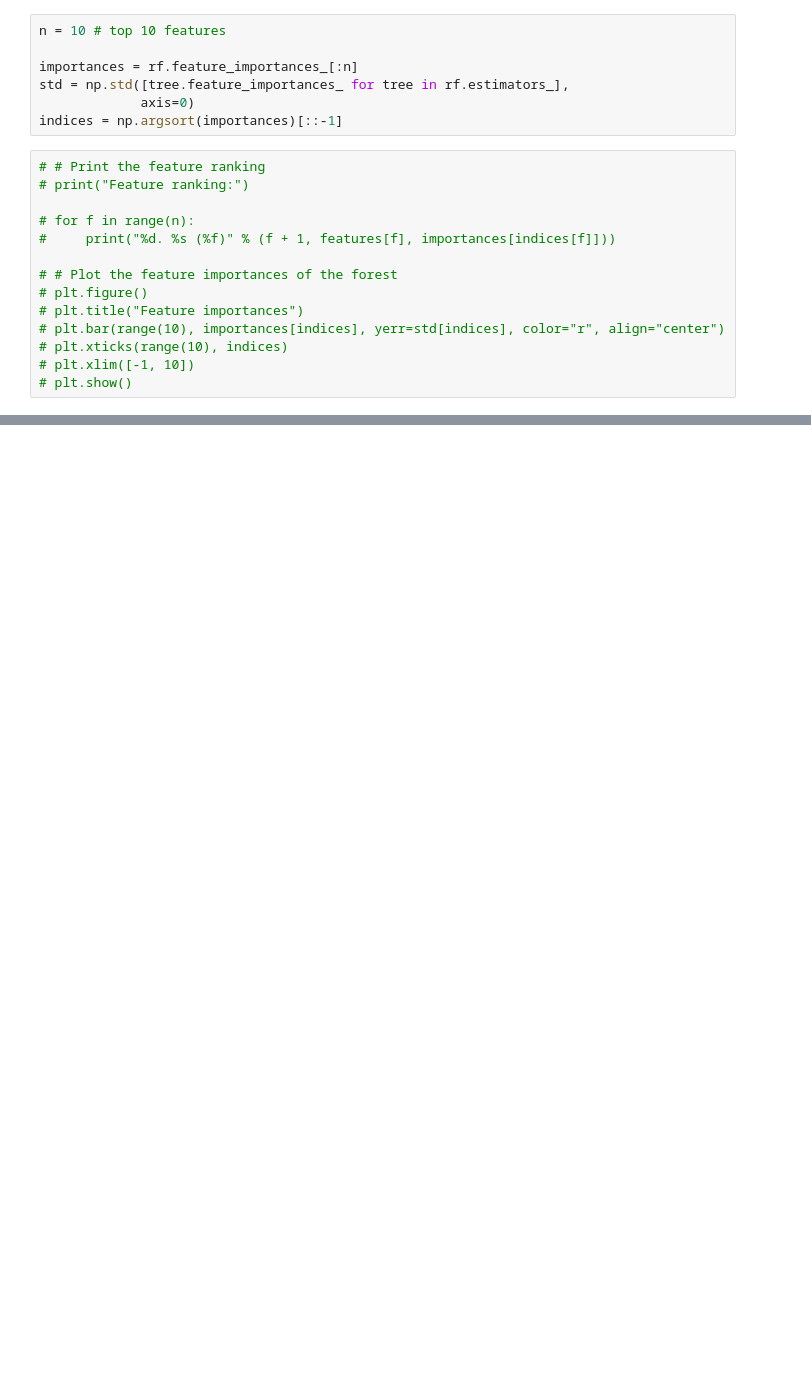
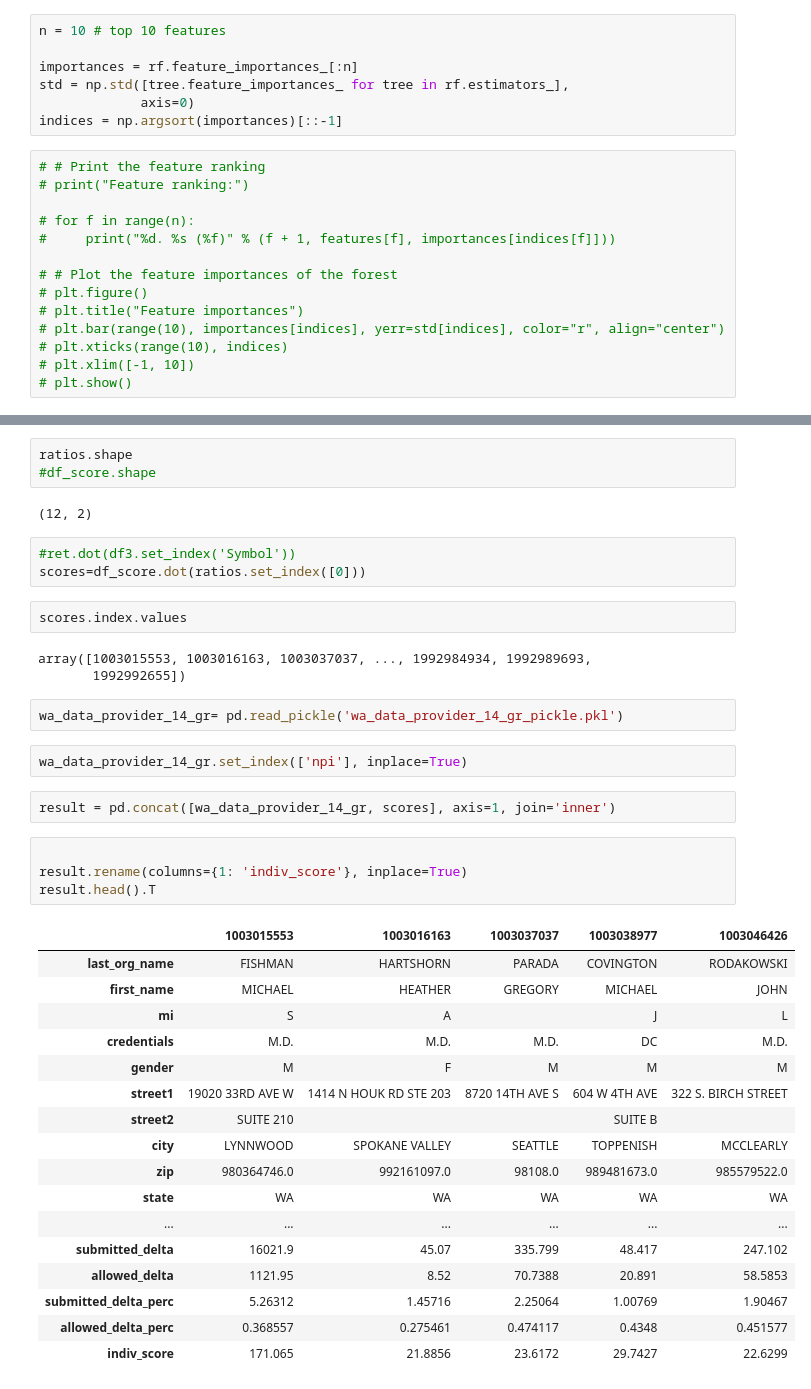
Before and after one commit to aurel1212/Capstone-TBD, a Jupyter notebook: model_testing.ipynb, the cells around one changed output, grey strips where cells are left out. Drawn from its saved outputs; the diff is of its cells as text; blank space fills up the shorter version.

```diff
--- a/model_testing.ipynb
+++ b/model_testing.ipynb
@@ -219,0 +293,41 @@ print "    Naive Bayes:", get_scores(MultinomialNB, X_train, X_test, y_train, y_
+# %%
+ratios.shape
+#df_score.shape
+# %% [output]
+(12, 2)
+# %%
+#ret.dot(df3.set_index('Symbol'))
+scores=df_score.dot(ratios.set_index([0]))
+# %%
+scores.index.values
+# %% [output]
+array([1003015553, 1003016163, 1003037037, ..., 1992984934, 1992989693,
+       1992992655])
+# %%
+wa_data_provider_14_gr= pd.read_pickle('wa_data_provider_14_gr_pickle.pkl')
+# %%
+wa_data_provider_14_gr.set_index(['npi'], inplace=True)
+# %%
+result = pd.concat([wa_data_provider_14_gr, scores], axis=1, join='inner')
+# %%
+
+result.rename(columns={1: 'indiv_score'}, inplace=True)
+result.head().T
+# %% [output]
+|  | 1003015553 | 1003016163 | 1003037037 | 1003038977 | 1003046426 |
+| last_org_name | FISHMAN | HARTSHORN | PARADA | COVINGTON | RODAKOWSKI |
+| first_name | MICHAEL | HEATHER | GREGORY | MICHAEL | JOHN |
+| mi | S | A |  | J | L |
+| credentials | M.D. | M.D. | M.D. | DC | M.D. |
+| gender | M | F | M | M | M |
+| street1 | 19020 33RD AVE W | 1414 N HOUK RD STE 203 | 8720 14TH AVE S | 604 W 4TH AVE | 322 S. BIRCH STREET |
+| street2 | SUITE 210 |  |  | SUITE B |  |
+| city | LYNNWOOD | SPOKANE VALLEY | SEATTLE | TOPPENISH | MCCLEARLY |
+| zip | 980364746.0 | 992161097.0 | 98108.0 | 989481673.0 | 985579522.0 |
+| state | WA | WA | WA | WA | WA |
+| ... | ... | ... | ... | ... | ... |
+| submitted_delta | 16021.9 | 45.07 | 335.799 | 48.417 | 247.102 |
+| allowed_delta | 1121.95 | 8.52 | 70.7388 | 20.891 | 58.5853 |
+| submitted_delta_perc | 5.26312 | 1.45716 | 2.25064 | 1.00769 | 1.90467 |
+| allowed_delta_perc | 0.368557 | 0.275461 | 0.474117 | 0.4348 | 0.451577 |
+| indiv_score | 171.065 | 21.8856 | 23.6172 | 29.7427 | 22.6299 |
```
Also changed, not shown: parts of 31 cells of this notebook.
